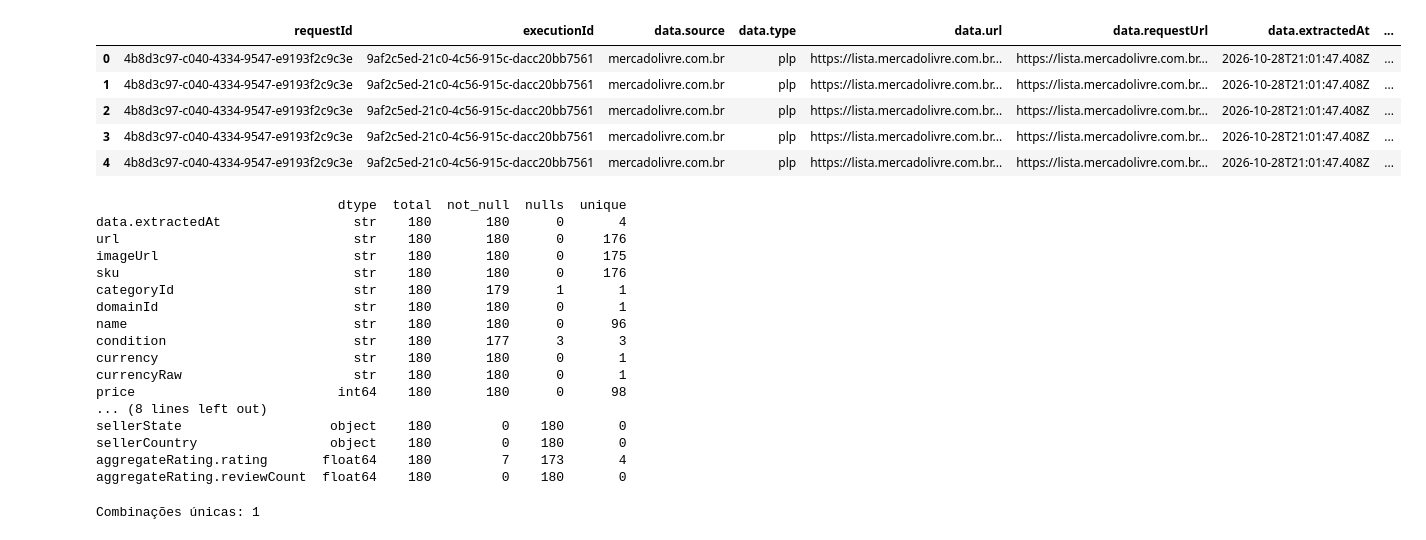
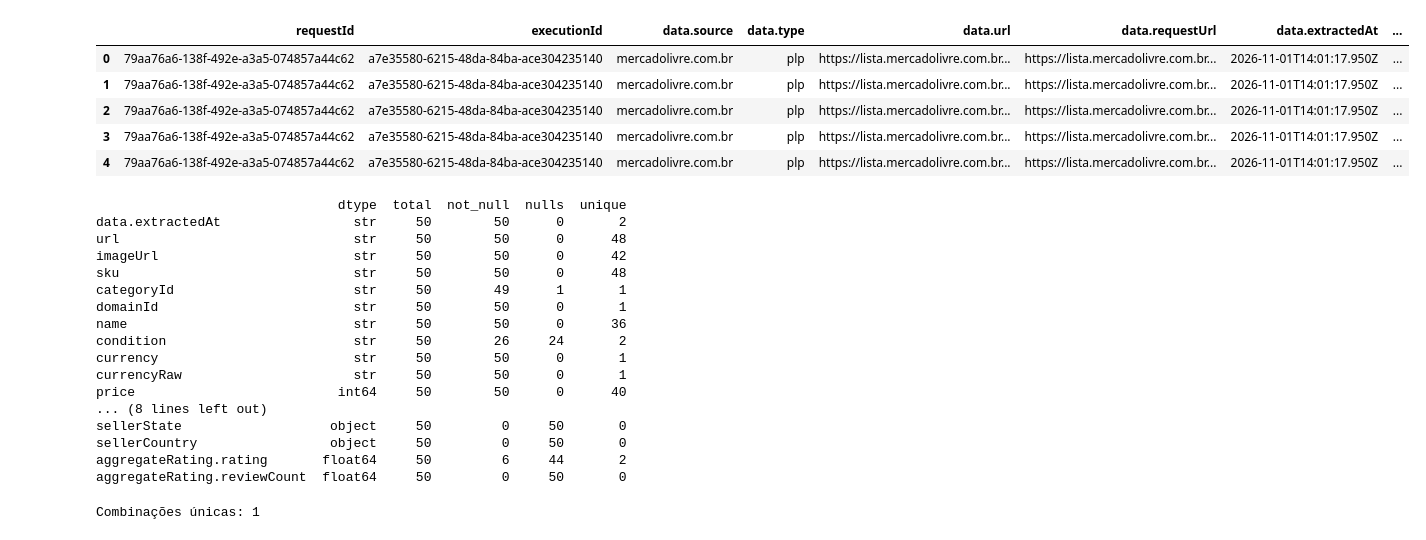
Before and after one commit to mlbvncs/mercadolivre-elt-dbt, a Jupyter notebook: notebooks/transform_analysis (copy).ipynb, the cells around one changed output. Saved outputs shown, nothing was run; the diff lists cells and outputs as text; code cells hidden in the pictures.

```diff
--- a/notebooks/transform_analysis (copy).ipynb
+++ b/notebooks/transform_analysis (copy).ipynb
@@ -13,10 +13,11 @@ pd.set_option('display.max_colwidth', None)
 pd.set_option('display.max_columns', None)
 pd.set_option('display.max_rows', None)
 # %%
-p = ipynbname.path().parent.parent
+p = Path(ipynbname.path()).parent.parent
 
 format = '%(asctime)s - %(name)s - %(levelname)s - %(message)s'
-filename_path = Path(p / 'logs' / 'transform_data.log')
+filename_path = p / 'logs' / 'transform_data.log'
+filename_path.parent.mkdir(parents=True, exist_ok=True)
 logging.basicConfig(format=format, filename=filename_path, encoding='utf-8', level=logging.INFO)
 logger = logging.getLogger(__name__)
 
@@ -48,39 +49,39 @@ def extract_data():
         )
         response = s3_client.get_object(
             Bucket=os.getenv('S3_BUCKET_NAME'),
-            Key=f"bronze/mercadolivre/celulares-e-telefones/{os.getenv('EXTRACT_DATETIME')}/bronze_data.json"
+            Key=f"bronze/mercadolivre/iphone-18-pro-max/{os.getenv('EXTRACT_DATETIME')}/bronze_data.json"
         )
         data = json.loads(response['Body'].read().decode('utf-8'))
         logger.info("bronze_data.json obtained from Amazon S3")
         return data
     except Exception as e:
         logger.error(f"Error occurred while extracting data from Amazon S3: {e}")
         raise
 
 def create_dataframe() -> pd.DataFrame:
     data = extract_data()
     df = pd.json_normalize(data)
     return df
 
 def normalize_df(df: pd.DataFrame) -> pd.DataFrame:
     df_data_items = df.explode('data.items', ignore_index=True)
     df_items = pd.json_normalize(df_data_items['data.items'])
     df = pd.concat(
         [df_data_items, df_items],
         axis=1
     )
     return df
 
 df = create_dataframe()
 df = normalize_df(df)
 df.head()
 # %% [output]
 |  | requestId | executionId | data.source | data.type | data.url | data.requestUrl | data.extractedAt | ... |
-| 0 | 4b8d3c97-c040-4334-9547-e9193f2c9c3e | 9af2c5ed-21c0-4c56-915c-dacc20bb7561 | mercadolivre.com.br | plp | https://lista.mercadolivre.com.br... | https://lista.mercadolivre.com.br... | 2026-10-28T21:01:47.408Z | ... |
-| 1 | 4b8d3c97-c040-4334-9547-e9193f2c9c3e | 9af2c5ed-21c0-4c56-915c-dacc20bb7561 | mercadolivre.com.br | plp | https://lista.mercadolivre.com.br... | https://lista.mercadolivre.com.br... | 2026-10-28T21:01:47.408Z | ... |
-| 2 | 4b8d3c97-c040-4334-9547-e9193f2c9c3e | 9af2c5ed-21c0-4c56-915c-dacc20bb7561 | mercadolivre.com.br | plp | https://lista.mercadolivre.com.br... | https://lista.mercadolivre.com.br... | 2026-10-28T21:01:47.408Z | ... |
-| 3 | 4b8d3c97-c040-4334-9547-e9193f2c9c3e | 9af2c5ed-21c0-4c56-915c-dacc20bb7561 | mercadolivre.com.br | plp | https://lista.mercadolivre.com.br... | https://lista.mercadolivre.com.br... | 2026-10-28T21:01:47.408Z | ... |
-| 4 | 4b8d3c97-c040-4334-9547-e9193f2c9c3e | 9af2c5ed-21c0-4c56-915c-dacc20bb7561 | mercadolivre.com.br | plp | https://lista.mercadolivre.com.br... | https://lista.mercadolivre.com.br... | 2026-10-28T21:01:47.408Z | ... |
+| 0 | 79aa76a6-138f-492e-a3a5-074857a44c62 | a7e35580-6215-48da-84ba-ace304235140 | mercadolivre.com.br | plp | https://lista.mercadolivre.com.br... | https://lista.mercadolivre.com.br... | 2026-11-01T14:01:17.950Z | ... |
+| 1 | 79aa76a6-138f-492e-a3a5-074857a44c62 | a7e35580-6215-48da-84ba-ace304235140 | mercadolivre.com.br | plp | https://lista.mercadolivre.com.br... | https://lista.mercadolivre.com.br... | 2026-11-01T14:01:17.950Z | ... |
+| 2 | 79aa76a6-138f-492e-a3a5-074857a44c62 | a7e35580-6215-48da-84ba-ace304235140 | mercadolivre.com.br | plp | https://lista.mercadolivre.com.br... | https://lista.mercadolivre.com.br... | 2026-11-01T14:01:17.950Z | ... |
+| 3 | 79aa76a6-138f-492e-a3a5-074857a44c62 | a7e35580-6215-48da-84ba-ace304235140 | mercadolivre.com.br | plp | https://lista.mercadolivre.com.br... | https://lista.mercadolivre.com.br... | 2026-11-01T14:01:17.950Z | ... |
+| 4 | 79aa76a6-138f-492e-a3a5-074857a44c62 | a7e35580-6215-48da-84ba-ace304235140 | mercadolivre.com.br | plp | https://lista.mercadolivre.com.br... | https://lista.mercadolivre.com.br... | 2026-11-01T14:01:17.950Z | ... |
 # %%
 drop_columns = [
     'requestId', 'executionId', 'data.source', 'data.type', 'data.url',
@@ -104,22 +105,22 @@ resume = pd.DataFrame({
 print(resume)
 # %% [output]
                                dtype  total  not_null  nulls  unique
-data.extractedAt                 str    180       180      0       4
-url                              str    180       180      0     176
-imageUrl                         str    180       180      0     175
-sku                              str    180       180      0     176
-categoryId                       str    180       179      1       1
-domainId                         str    180       180      0       1
-name                             str    180       180      0      96
-condition                        str    180       177      3       3
-currency                         str    180       180      0       1
-currencyRaw                      str    180       180      0       1
-price                          int64    180       180      0      98
+data.extractedAt                 str     50        50      0       2
+url                              str     50        50      0      48
+imageUrl                         str     50        50      0      42
+sku                              str     50        50      0      48
+categoryId                       str     50        49      1       1
+domainId                         str     50        50      0       1
+name                             str     50        50      0      36
+condition                        str     50        26     24       2
+currency                         str     50        50      0       1
+currencyRaw                      str     50        50      0       1
+price                          int64     50        50      0      40
 ... (8 lines left out)
-sellerState                   object    180         0    180       0
-sellerCountry                 object    180         0    180       0
-aggregateRating.rating       float64    180         7    173       4
-aggregateRating.reviewCount  float64    180         0    180       0
+sellerState                   object     50         0     50       0
+sellerCountry                 object     50         0     50       0
+aggregateRating.rating       float64     50         6     44       2
+aggregateRating.reviewCount  float64     50         0     50       0
 # %%
 columns_to_rename = {
     'url': 'url',
```
Also changed, not shown: parts of 8 cells of this notebook, 18 other files.
